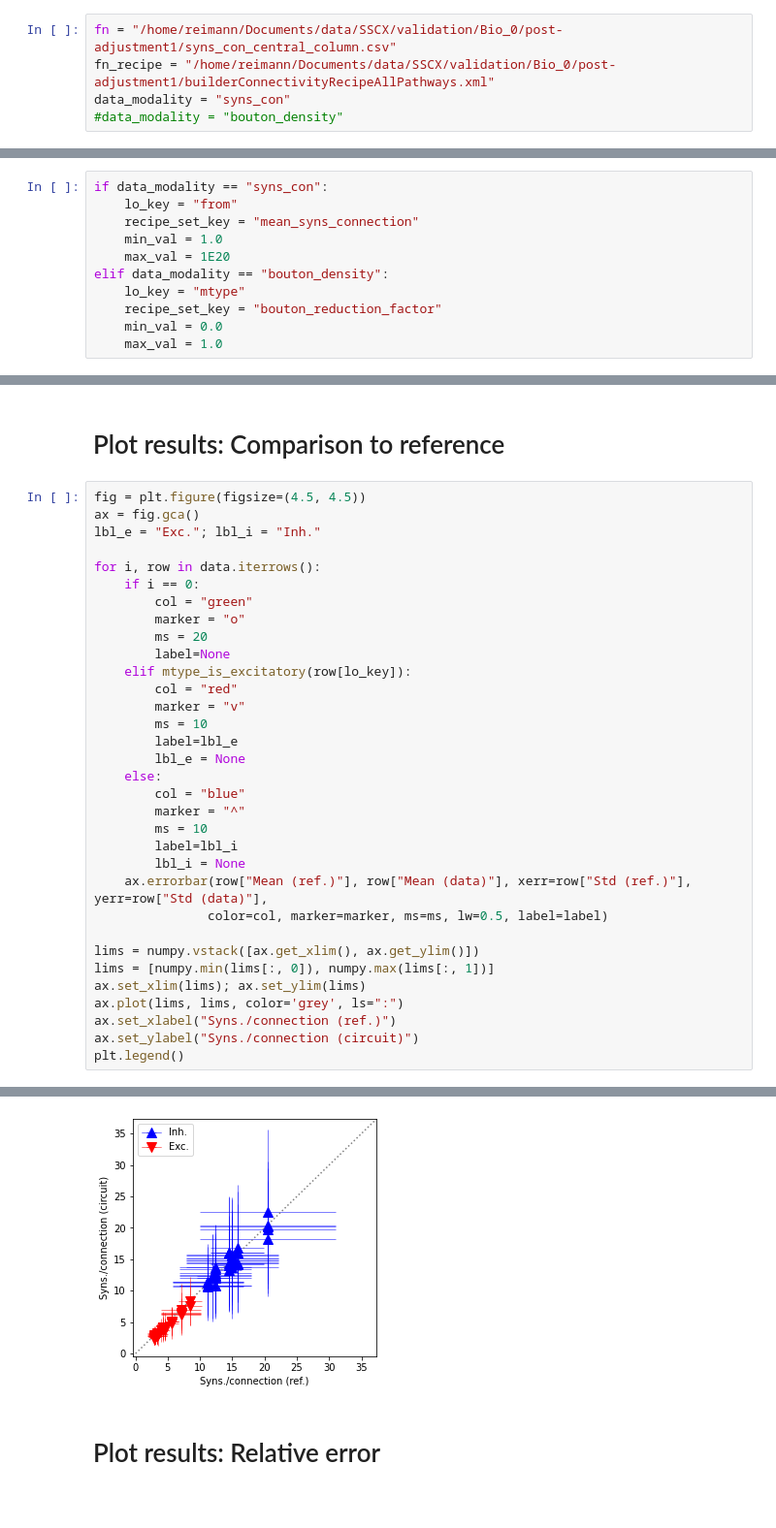
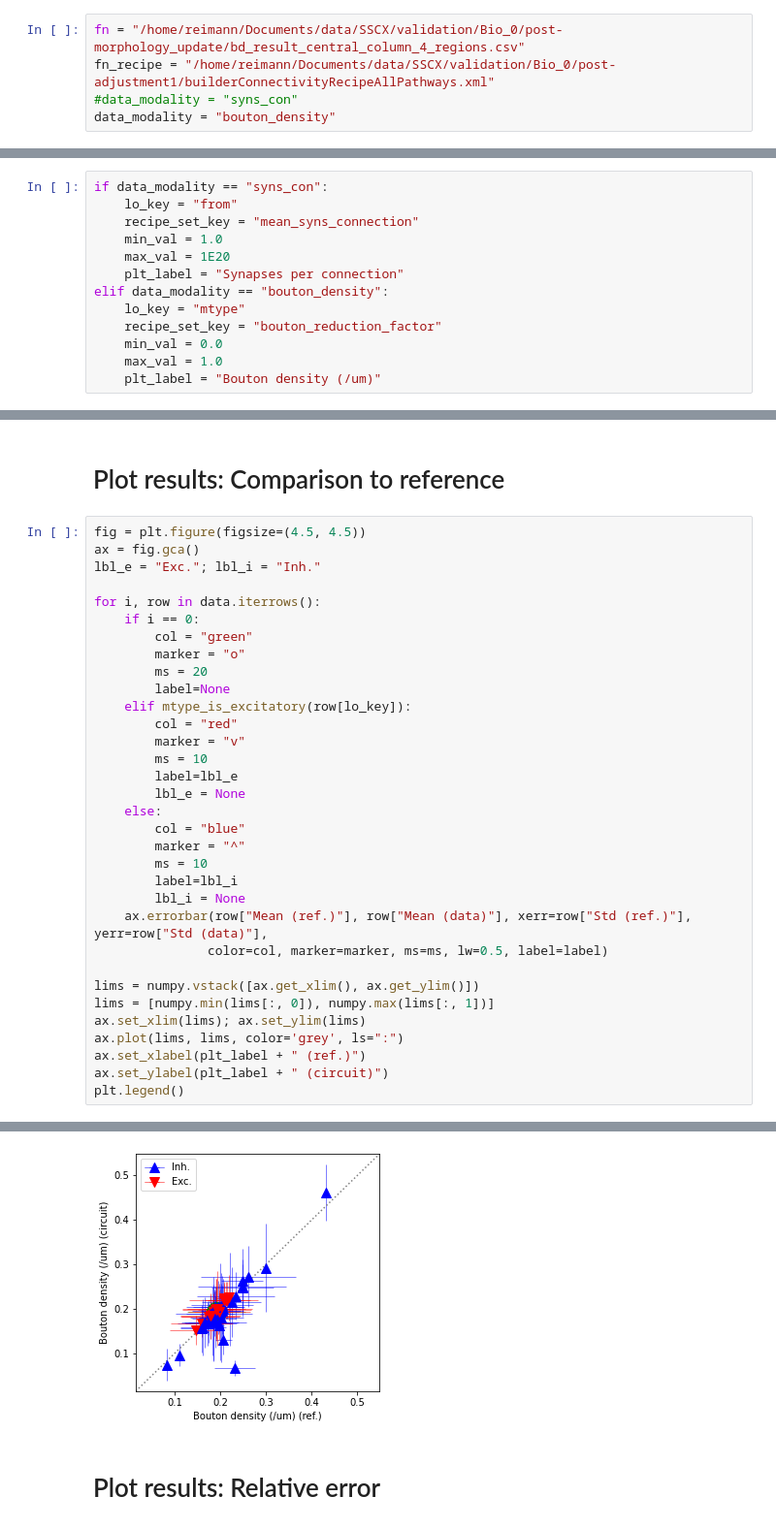
Before and after one commit to BlueBrain/connectome-validation, a Jupyter notebook: notebooks/connectome_structural_validation.ipynb, the cells around one changed output, grey strips where cells are left out. Shown at 97% size. Cells and saved outputs as stored; diff of their text form.

Commit message:
Now properly labelled axes

```diff
--- a/notebooks/connectome_structural_validation.ipynb
+++ b/notebooks/connectome_structural_validation.ipynb
@@ -5,10 +5,10 @@ Enter the paths to the file containting the validation data and the path to the
 The validation data is obtained using the "validate_bouton_density.py" or "validate_syns_con.py" scripts.
 Please also specify the modality of the validation data: "syns_con" or "bouton_density"
 # %%
-fn = "/home/reimann/Documents/data/SSCX/validation/Bio_0/post-adjustment1/syns_con_central_column.csv"
+fn = "/home/reimann/Documents/data/SSCX/validation/Bio_0/post-morphology_update/bd_result_central_column_4_regions.csv"
 fn_recipe = "/home/reimann/Documents/data/SSCX/validation/Bio_0/post-adjustment1/builderConnectivityRecipeAllPathways.xml"
-data_modality = "syns_con"
-#data_modality = "bouton_density"
+#data_modality = "syns_con"
+data_modality = "bouton_density"
 # %% [markdown]
 Here, we configure some things that differ depending on the modality of the data.
 # %%
@@ -17,11 +17,13 @@ if data_modality == "syns_con":
     recipe_set_key = "mean_syns_connection"
     min_val = 1.0
     max_val = 1E20
+    plt_label = "Synapses per connection"
 elif data_modality == "bouton_density":
     lo_key = "mtype"
     recipe_set_key = "bouton_reduction_factor"
     min_val = 0.0
     max_val = 1.0
+    plt_label = "Bouton density (/um)"
 # %% [markdown]
 # Read data
 We import required packages and read in the data.
@@ -65,36 +71,36 @@ ax = fig.gca()
 lbl_e = "Exc."; lbl_i = "Inh."
 
 for i, row in data.iterrows():
     if i == 0:
         col = "green"
         marker = "o"
         ms = 20
         label=None
     elif mtype_is_excitatory(row[lo_key]):
         col = "red"
         marker = "v"
         ms = 10
         label=lbl_e
         lbl_e = None
     else:
         col = "blue"
         marker = "^"
         ms = 10
         label=lbl_i
         lbl_i = None
     ax.errorbar(row["Mean (ref.)"], row["Mean (data)"], xerr=row["Std (ref.)"], yerr=row["Std (data)"],
                color=col, marker=marker, ms=ms, lw=0.5, label=label)
 
 lims = numpy.vstack([ax.get_xlim(), ax.get_ylim()])
 lims = [numpy.min(lims[:, 0]), numpy.max(lims[:, 1])]
 ax.set_xlim(lims); ax.set_ylim(lims)
 ax.plot(lims, lims, color='grey', ls=":")
-ax.set_xlabel("Syns./connection (ref.)")
-ax.set_ylabel("Syns./connection (circuit)")
+ax.set_xlabel(plt_label + " (ref.)")
+ax.set_ylabel(plt_label + " (circuit)")
 plt.legend()
 # %% [output]
 <matplotlib.legend.Legend at 0x...>
-[figure, old version]
+[figure, new version]
 # %% [markdown]
 # Plot results: Relative error
 # %%
```
Also changed, not shown: parts of 2 cells of this notebook.
